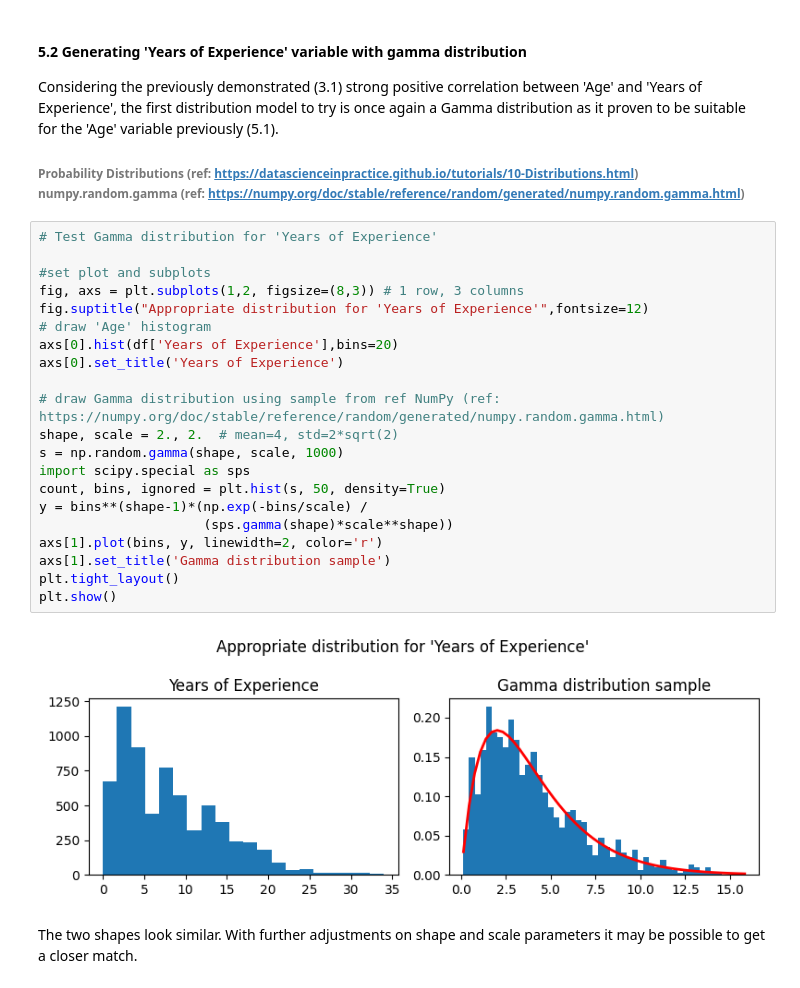
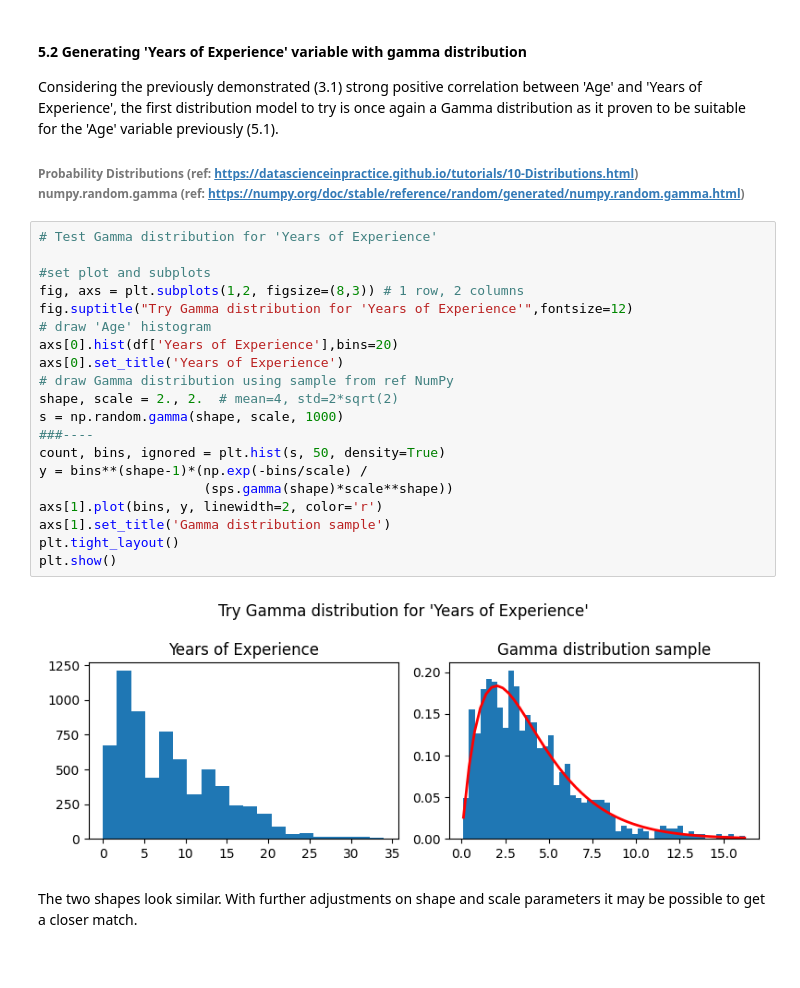
Before and after one commit to noyo0/ProgrammingForDataAnalysis, a Jupyter notebook: Project1/Project1.ipynb, the cells around one changed output. Saved outputs shown, nothing was run; the diff lists cells and outputs as text.

```diff
--- a/Project1/Project1.ipynb
+++ b/Project1/Project1.ipynb
@@ -547,26 +550,25 @@ Considering the previously demonstrated (3.1) strong positive correlation betwee
 # %%
 # Test Gamma distribution for 'Years of Experience'
 
 #set plot and subplots
-fig, axs = plt.subplots(1,2, figsize=(8,3)) # 1 row, 3 columns
-fig.suptitle("Appropriate distribution for 'Years of Experience'",fontsize=12)
+fig, axs = plt.subplots(1,2, figsize=(8,3)) # 1 row, 2 columns
+fig.suptitle("Try Gamma distribution for 'Years of Experience'",fontsize=12)
 # draw 'Age' histogram
 axs[0].hist(df['Years of Experience'],bins=20)
 axs[0].set_title('Years of Experience')
-
-# draw Gamma distribution using sample from ref NumPy (ref: https://numpy.org/doc/stable/reference/random/generated/numpy.random.gamma.html)
+# draw Gamma distribution using sample from ref NumPy
 shape, scale = 2., 2.  # mean=4, std=2*sqrt(2)
 s = np.random.gamma(shape, scale, 1000)
-import scipy.special as sps
+###----
 count, bins, ignored = plt.hist(s, 50, density=True)
 y = bins**(shape-1)*(np.exp(-bins/scale) /
                      (sps.gamma(shape)*scale**shape))
 axs[1].plot(bins, y, linewidth=2, color='r')
 axs[1].set_title('Gamma distribution sample')
 plt.tight_layout()
 plt.show()
 # %% [output]
-[figure, old version]
+[figure, new version]
 # %% [markdown]
 The two shapes look similar. With further adjustments on shape and scale parameters it may be possible to get a closer match.
 # %%
```
Also changed, not shown: parts of 25 cells of this notebook.
